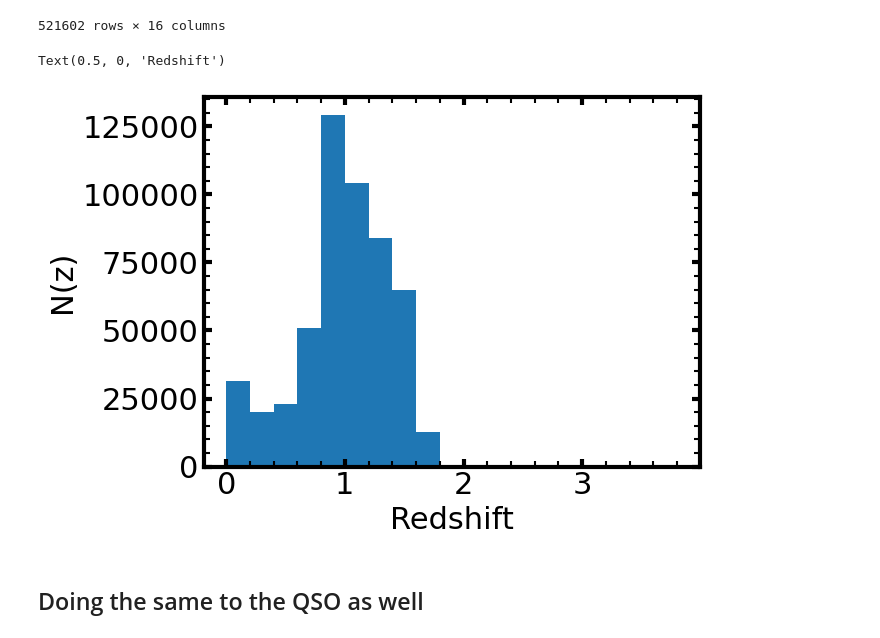
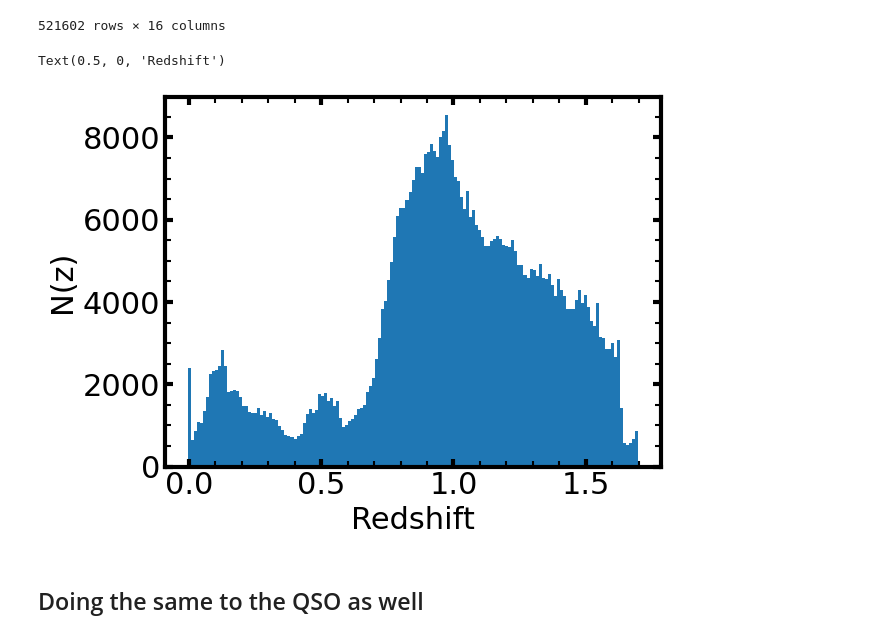
Before and after one commit to emcarthur123/QSL-ML, a Jupyter notebook: DESI_edr.ipynb, the cells around one changed output. Cells and saved outputs as stored; diff of their text form; code cells hidden in the pictures.

Commit message:
Fixed the colors of the plots and their fig size. Changed the binning for some of the histograms.

```diff
--- a/DESI_edr.ipynb
+++ b/DESI_edr.ipynb
@@ -357,12 +357,12 @@ new_elg_sample
 # %%
 # distribution of ELG Sample after the filtering
 
-plt.hist(new_elg_sample['z'], bins = bins)
+plt.hist(new_elg_sample['z'], bins = 'auto')
 plt.ylabel('N(z)')
 plt.xlabel('Redshift')
 # %% [output]
 Text(0.5, 0, 'Redshift')
-[figure, old version]
+[figure, new version]
 # %% [markdown]
 ## Doing the same to the QSO as well
 # %%
```
Also changed, not shown: parts of 4 cells of this notebook.
